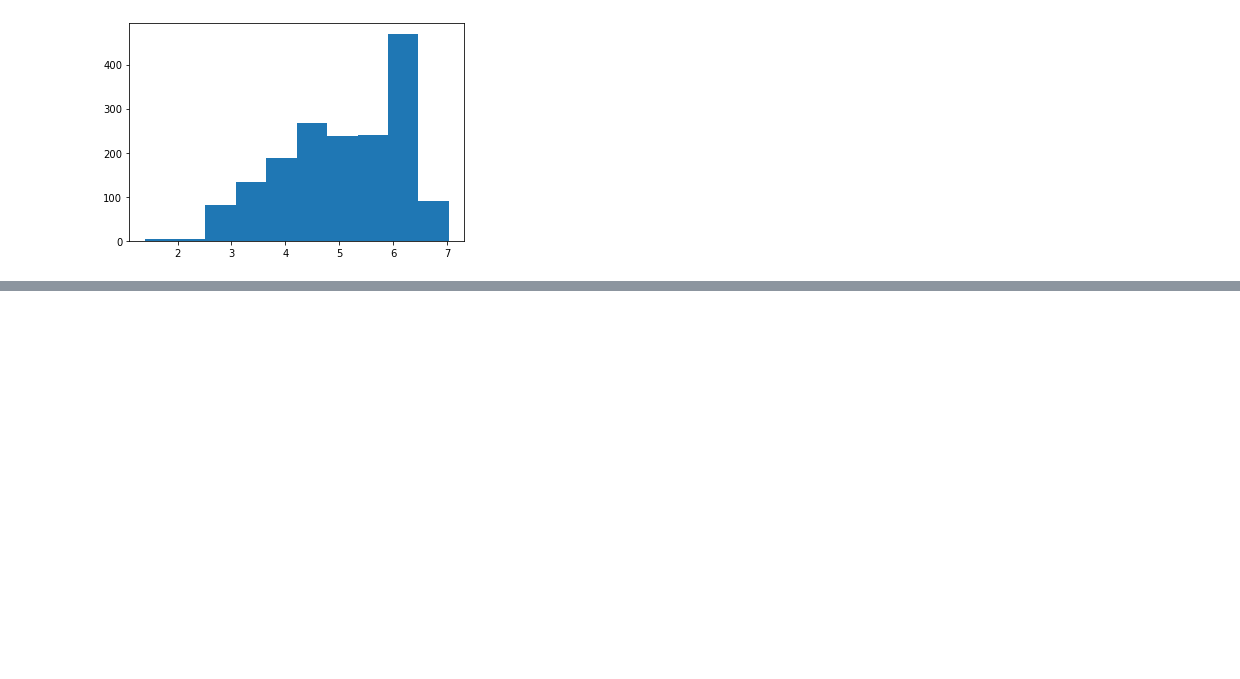
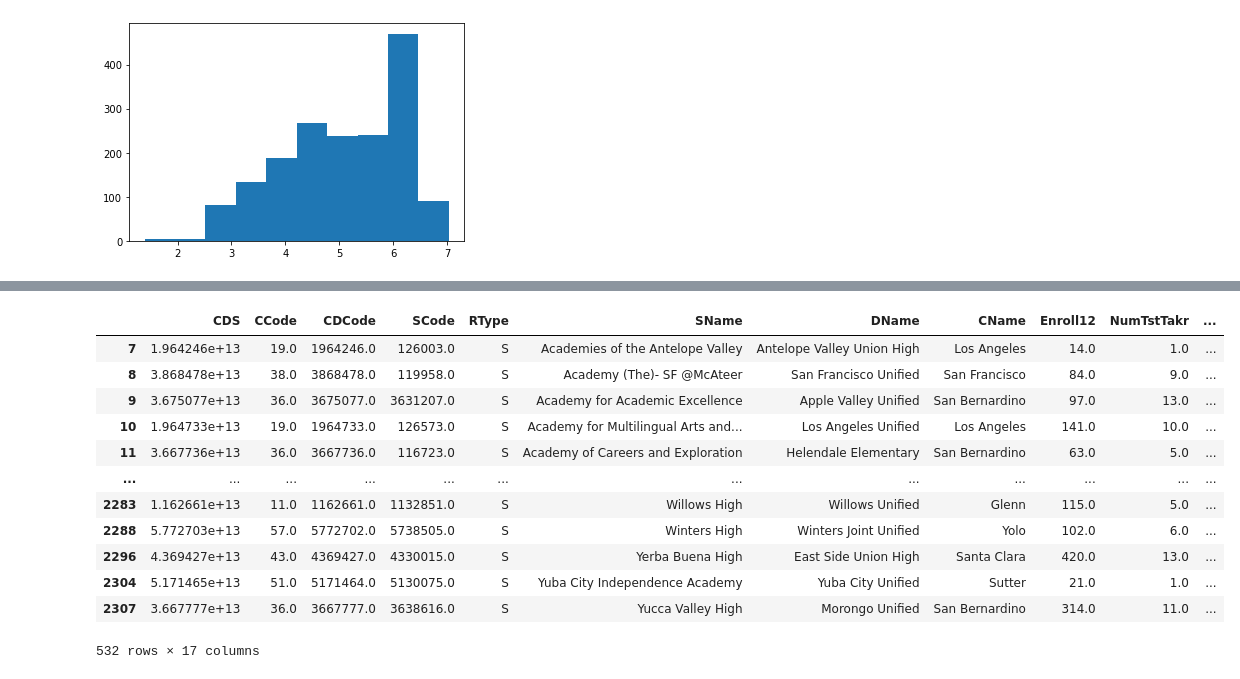
Before and after one commit to stevenlw-porpoise/California-Standardized-Testing-Analysis-Project, a Jupyter notebook: CA_exploration.ipynb, the cells around one changed output, grey strips where cells are left out. Saved outputs shown, nothing was run; the diff lists cells and outputs as text; code cells hidden in the pictures; blank space fills up the shorter version.

```diff
--- a/CA_exploration.ipynb
+++ b/CA_exploration.ipynb
@@ -159,0 +210,2 @@ plt.hist(np.log(df_all.query('RType_x == "S"')['Enroll12_y'] + 1))
+# %%
+act_ca['is_small_sample'] = act_ca['PctGE21'] == "*"
@@ -159,0 +221,16 @@ plt.hist(np.log(df_all.query('RType_x == "S"')['Enroll12_y'] + 1))
+# %%
+act_ca.query('PctGE21 == "*"')
+# %% [output]
+|  | CDS | CCode | CDCode | SCode | RType | SName | DName | CName | Enroll12 | NumTstTakr | ... |
+| 7 | 1.964246e+13 | 19.0 | 1964246.0 | 126003.0 | S | Academies of the Antelope Valley | Antelope Valley Union High | Los Angeles | 14.0 | 1.0 | ... |
+| 8 | 3.868478e+13 | 38.0 | 3868478.0 | 119958.0 | S | Academy (The)- SF @McAteer | San Francisco Unified | San Francisco | 84.0 | 9.0 | ... |
+| 9 | 3.675077e+13 | 36.0 | 3675077.0 | 3631207.0 | S | Academy for Academic Excellence | Apple Valley Unified | San Bernardino | 97.0 | 13.0 | ... |
+| 10 | 1.964733e+13 | 19.0 | 1964733.0 | 126573.0 | S | Academy for Multilingual Arts and... | Los Angeles Unified | Los Angeles | 141.0 | 10.0 | ... |
+| 11 | 3.667736e+13 | 36.0 | 3667736.0 | 116723.0 | S | Academy of Careers and Exploration | Helendale Elementary | San Bernardino | 63.0 | 5.0 | ... |
+| ... | ... | ... | ... | ... | ... | ... | ... | ... | ... | ... | ... |
+| 2283 | 1.162661e+13 | 11.0 | 1162661.0 | 1132851.0 | S | Willows High | Willows Unified | Glenn | 115.0 | 5.0 | ... |
+| 2288 | 5.772703e+13 | 57.0 | 5772702.0 | 5738505.0 | S | Winters High | Winters Joint Unified | Yolo | 102.0 | 6.0 | ... |
+| 2296 | 4.369427e+13 | 43.0 | 4369427.0 | 4330015.0 | S | Yerba Buena High | East Side Union High | Santa Clara | 420.0 | 13.0 | ... |
+| 2304 | 5.171465e+13 | 51.0 | 5171464.0 | 5130075.0 | S | Yuba City Independence Academy | Yuba City Unified | Sutter | 21.0 | 1.0 | ... |
+| 2307 | 3.667777e+13 | 36.0 | 3667777.0 | 3638616.0 | S | Yucca Valley High | Morongo Unified | San Bernardino | 314.0 | 11.0 | ... |
+532 rows × 17 columns
```
Also changed, not shown: parts of 25 cells of this notebook.
